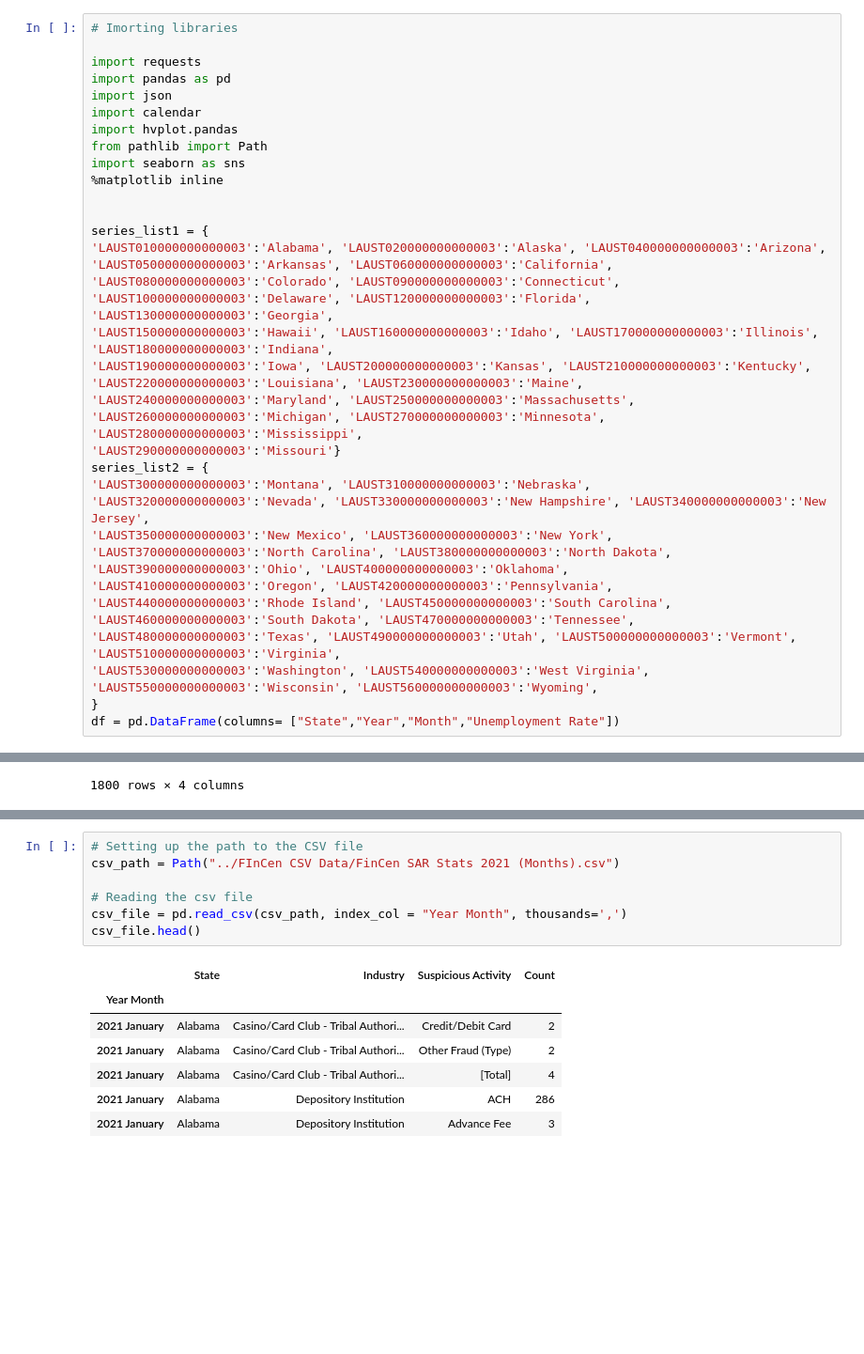
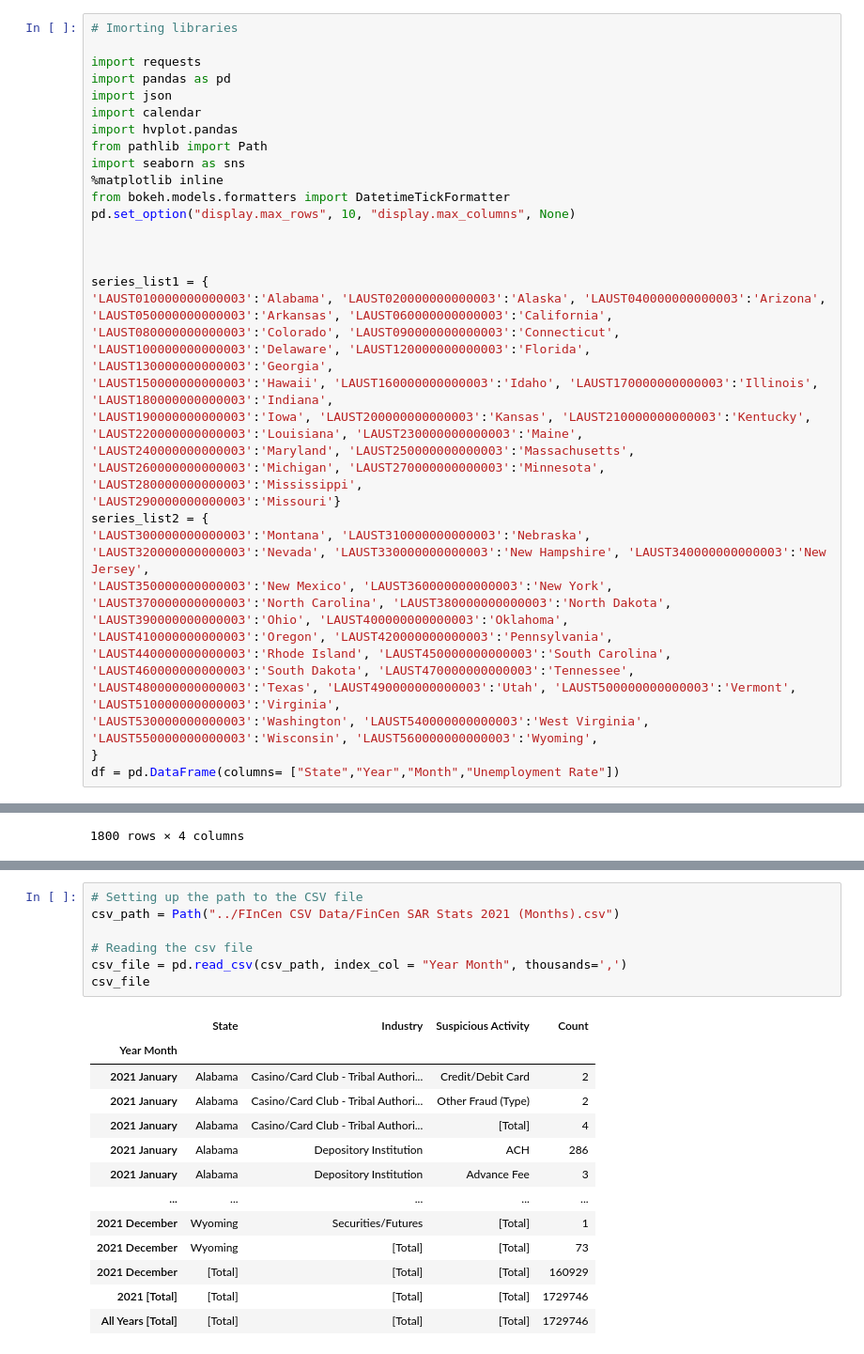
Before and after one commit to AkanSri/Project-1, a Jupyter notebook: Personal_Hakob/code_hakob.ipynb, the cells around one changed output, grey strips where cells are left out. Shown at 94% size. Drawn from its saved outputs; the diff is of its cells as text; blank space fills up the shorter version.

```diff
--- a/Personal_Hakob/code_hakob.ipynb
+++ b/Personal_Hakob/code_hakob.ipynb
@@ -9,6 +9,9 @@ import hvplot.pandas
 from pathlib import Path
 import seaborn as sns
 %matplotlib inline
+from bokeh.models.formatters import DatetimeTickFormatter
+pd.set_option("display.max_rows", 10, "display.max_columns", None)
+
 
 
 series_list1 = {
@@ -94,15 +97,21 @@ df_2021.hvplot(y='Unemployment Rate', x = 'Year Month',groupby='State', rot = 90
 # %%
 # Setting up the path to the CSV file
 csv_path = Path("../FInCen CSV Data/FinCen SAR Stats 2021 (Months).csv")
 
 # Reading the csv file
 csv_file = pd.read_csv(csv_path, index_col = "Year Month", thousands=',')
-csv_file.head()
+csv_file
 # %% [output]
 |  | State | Industry | Suspicious Activity | Count |
 | Year Month |  |  |  |  |
 | 2021 January | Alabama | Casino/Card Club - Tribal Authori... | Credit/Debit Card | 2 |
 | 2021 January | Alabama | Casino/Card Club - Tribal Authori... | Other Fraud (Type) | 2 |
 | 2021 January | Alabama | Casino/Card Club - Tribal Authori... | [Total] | 4 |
 | 2021 January | Alabama | Depository Institution | ACH | 286 |
 | 2021 January | Alabama | Depository Institution | Advance Fee | 3 |
+| ... | ... | ... | ... | ... |
+| 2021 December | Wyoming | Securities/Futures | [Total] | 1 |
+| 2021 December | Wyoming | [Total] | [Total] | 73 |
+| 2021 December | [Total] | [Total] | [Total] | 160929 |
+| 2021 [Total] | [Total] | [Total] | [Total] | 1729746 |
+| All Years [Total] | [Total] | [Total] | [Total] | 1729746 |
```
Also changed, not shown: parts of 22 cells of this notebook.
